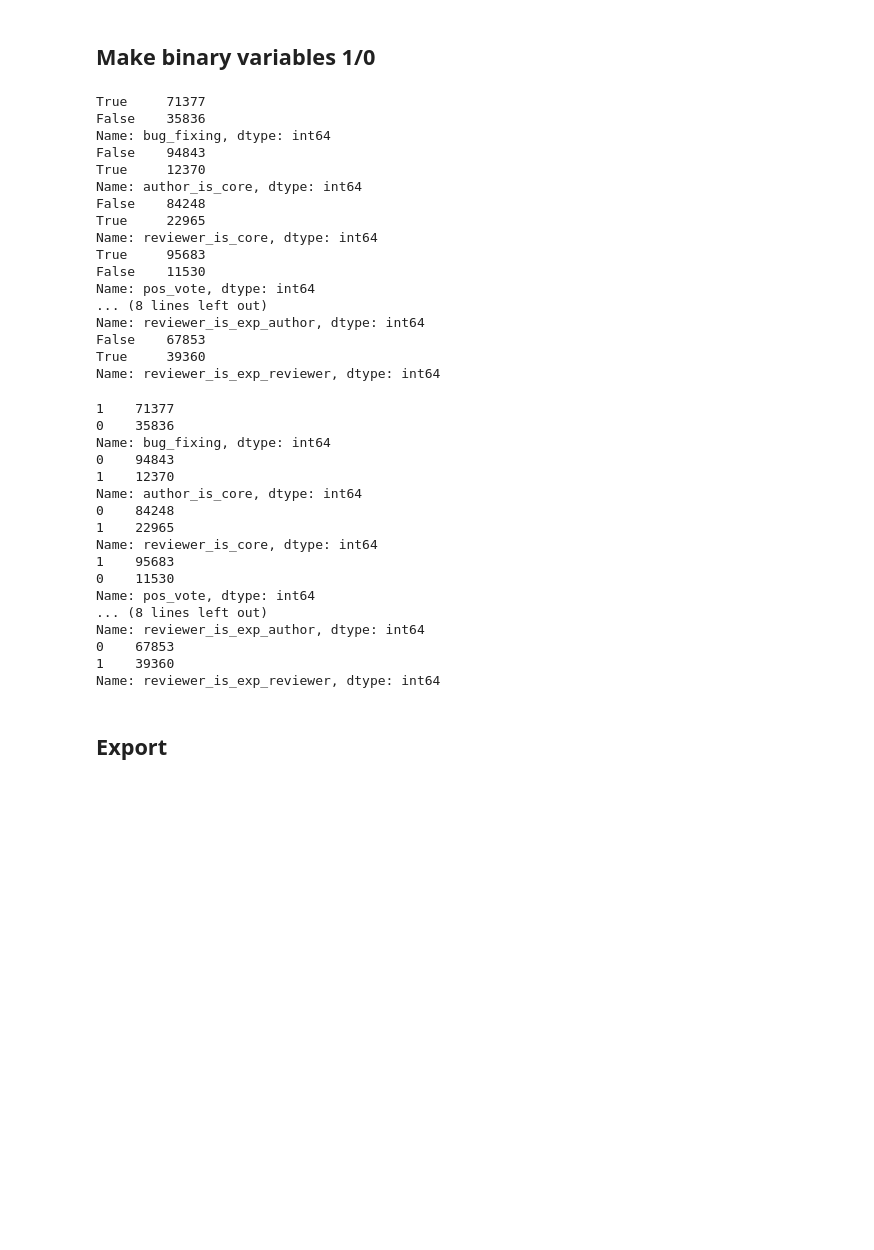
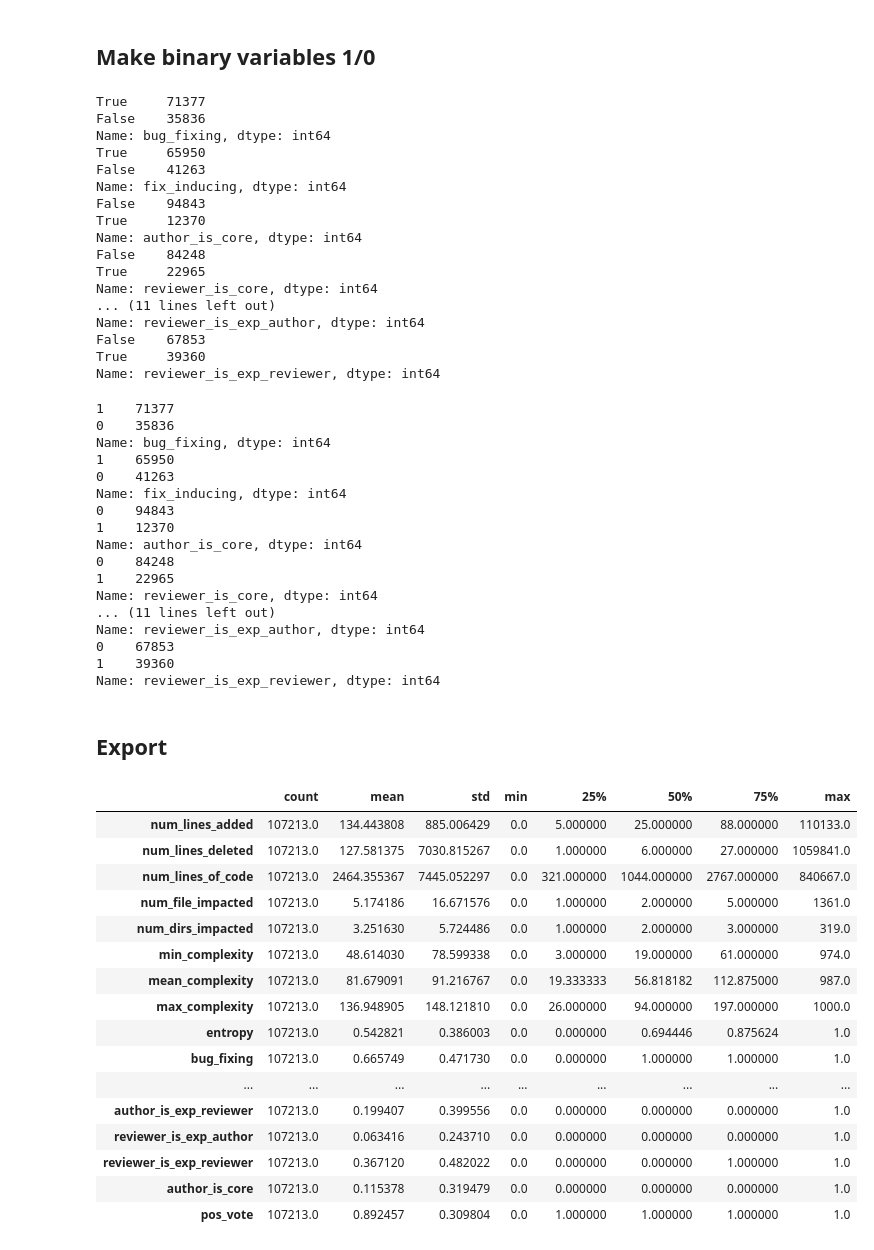
Before and after one commit to david-siqi-liu/review-dynamics-openstack, a Jupyter notebook: notebooks/rq1_all.ipynb, the cells around one changed output. Saved outputs shown, nothing was run; the diff lists cells and outputs as text; code cells hidden in the pictures; blank space fills up the shorter version.

```diff
--- a/notebooks/rq1_all.ipynb
+++ b/notebooks/rq1_all.ipynb
@@ -109,7 +109,7 @@ Name: pos_vote, dtype: int64
 # %% [markdown]
 ## Make binary variables 1/0
 # %%
-binary_cols = ['bug_fixing', 'author_is_core', 'reviewer_is_core', 'pos_vote', 'author_is_exp_author', 'author_is_exp_reviewer', 'reviewer_is_exp_author', 'reviewer_is_exp_reviewer']
+binary_cols = ['bug_fixing', 'fix_inducing', 'author_is_core', 'reviewer_is_core', 'pos_vote', 'author_is_exp_author', 'author_is_exp_reviewer', 'reviewer_is_exp_author', 'reviewer_is_exp_reviewer']
 # %%
 for c in binary_cols:
     print(df[c].value_counts())
@@ -117,16 +117,16 @@ for c in binary_cols:
 True     71377
 False    35836
 Name: bug_fixing, dtype: int64
+True     65950
+False    41263
+Name: fix_inducing, dtype: int64
 False    94843
 True     12370
 Name: author_is_core, dtype: int64
 False    84248
 True     22965
 Name: reviewer_is_core, dtype: int64
-True     95683
-False    11530
-Name: pos_vote, dtype: int64
-... (8 lines left out)
+... (11 lines left out)
 Name: reviewer_is_exp_author, dtype: int64
 False    67853
 True     39360
@@ -141,21 +141,41 @@ for c in binary_cols:
 1    71377
 0    35836
 Name: bug_fixing, dtype: int64
+1    65950
+0    41263
+Name: fix_inducing, dtype: int64
 0    94843
 1    12370
 Name: author_is_core, dtype: int64
 0    84248
 1    22965
 Name: reviewer_is_core, dtype: int64
-1    95683
-0    11530
-Name: pos_vote, dtype: int64
-... (8 lines left out)
+... (11 lines left out)
 Name: reviewer_is_exp_author, dtype: int64
 0    67853
 1    39360
 Name: reviewer_is_exp_reviewer, dtype: int64
 # %% [markdown]
 ## Export
+# %%
+df.describe().T
+# %% [output]
+|  | count | mean | std | min | 25% | 50% | 75% | max |
+| num_lines_added | 107213.0 | 134.443808 | 885.006429 | 0.0 | 5.000000 | 25.000000 | 88.000000 | 110133.0 |
+| num_lines_deleted | 107213.0 | 127.581375 | 7030.815267 | 0.0 | 1.000000 | 6.000000 | 27.000000 | 1059841.0 |
+| num_lines_of_code | 107213.0 | 2464.355367 | 7445.052297 | 0.0 | 321.000000 | 1044.000000 | 2767.000000 | 840667.0 |
+| num_file_impacted | 107213.0 | 5.174186 | 16.671576 | 0.0 | 1.000000 | 2.000000 | 5.000000 | 1361.0 |
+| num_dirs_impacted | 107213.0 | 3.251630 | 5.724486 | 0.0 | 1.000000 | 2.000000 | 3.000000 | 319.0 |
+| min_complexity | 107213.0 | 48.614030 | 78.599338 | 0.0 | 3.000000 | 19.000000 | 61.000000 | 974.0 |
+| mean_complexity | 107213.0 | 81.679091 | 91.216767 | 0.0 | 19.333333 | 56.818182 | 112.875000 | 987.0 |
+| max_complexity | 107213.0 | 136.948905 | 148.121810 | 0.0 | 26.000000 | 94.000000 | 197.000000 | 1000.0 |
+| entropy | 107213.0 | 0.542821 | 0.386003 | 0.0 | 0.000000 | 0.694446 | 0.875624 | 1.0 |
+| bug_fixing | 107213.0 | 0.665749 | 0.471730 | 0.0 | 0.000000 | 1.000000 | 1.000000 | 1.0 |
+| ... | ... | ... | ... | ... | ... | ... | ... | ... |
+| author_is_exp_reviewer | 107213.0 | 0.199407 | 0.399556 | 0.0 | 0.000000 | 0.000000 | 0.000000 | 1.0 |
+| reviewer_is_exp_author | 107213.0 | 0.063416 | 0.243710 | 0.0 | 0.000000 | 0.000000 | 0.000000 | 1.0 |
+| reviewer_is_exp_reviewer | 107213.0 | 0.367120 | 0.482022 | 0.0 | 0.000000 | 0.000000 | 1.000000 | 1.0 |
+| author_is_core | 107213.0 | 0.115378 | 0.319479 | 0.0 | 0.000000 | 0.000000 | 0.000000 | 1.0 |
+| pos_vote | 107213.0 | 0.892457 | 0.309804 | 0.0 | 1.000000 | 1.000000 | 1.000000 | 1.0 |
 # %%
 df.to_csv('../data/rq1/rq1_all.csv', index=False)
```
Also changed, not shown: parts of 6 cells of this notebook, 2 other files.
